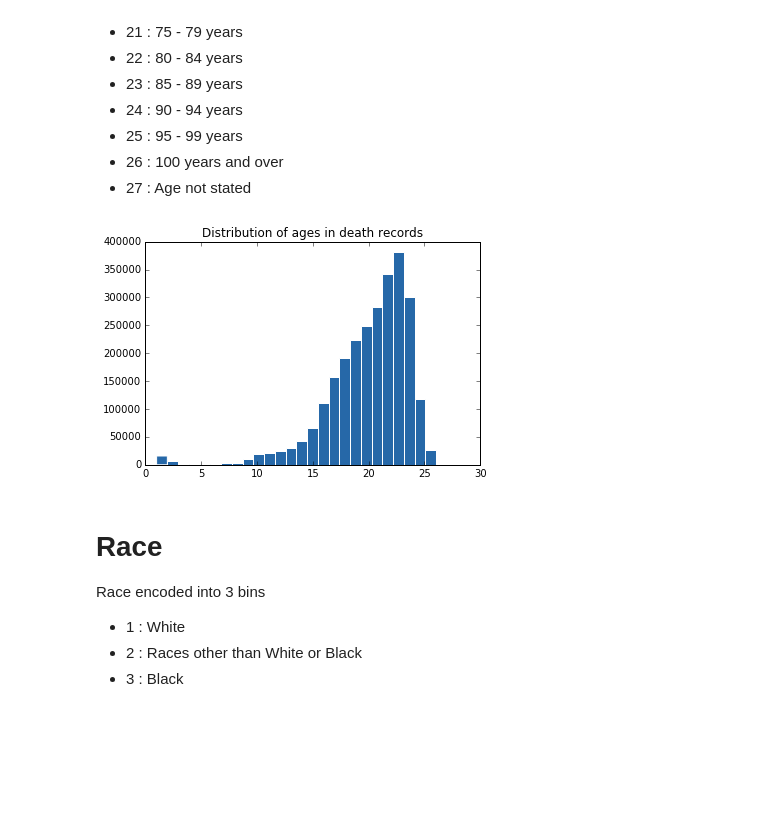
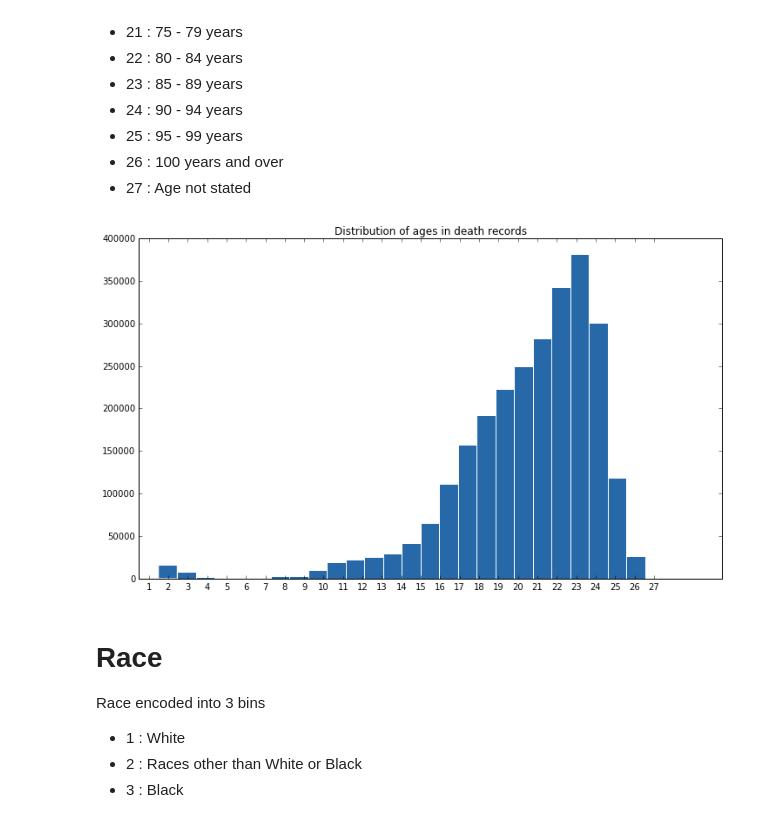
Before and after one commit to eugeniashurko/how-you-gonna-die, a Jupyter notebook: Data_preprocessing.ipynb, the cells around one changed output. Drawn from its saved outputs; the diff is of its cells as text; code cells hidden in the pictures; blank space fills up the shorter version.

```diff
--- a/Data_preprocessing.ipynb
+++ b/Data_preprocessing.ipynb
@@ -231,18 +253,24 @@ Age into 27 bins
 * 26 : 100 years and over
 * 27 : Age not stated
 # %%
-plt.hist(pd_data["AgeRecode27"].as_matrix(), bins = 27, color="#2668A8", edgecolor="white")
+fig, ax = plt.subplots()
+fig.set_size_inches(12, 7)
 
-plt.title("Distribution of ages in death records")
+ax.hist(pd_data["AgeRecode27"].as_matrix(), bins = 27, color="#2668A8", edgecolor="white")
+
+ax.set_title("Distribution of ages in death records")
+
+ax.set_xticks(np.arange(27) + 0.5)
+ax.set_xticklabels(np.arange(1,28))
 
 pp = PdfPages('beamer/img/age_hist.pdf')
 plt.savefig(pp, format='pdf')
 pp.close()
 
 
 plt.show()
 # %% [output]
-[figure, old version]
+[figure, new version]
 # %% [markdown]
 # Race
 Race encoded into 3 bins
```
Also changed, not shown: parts of 7 cells of this notebook, 9 other files.
